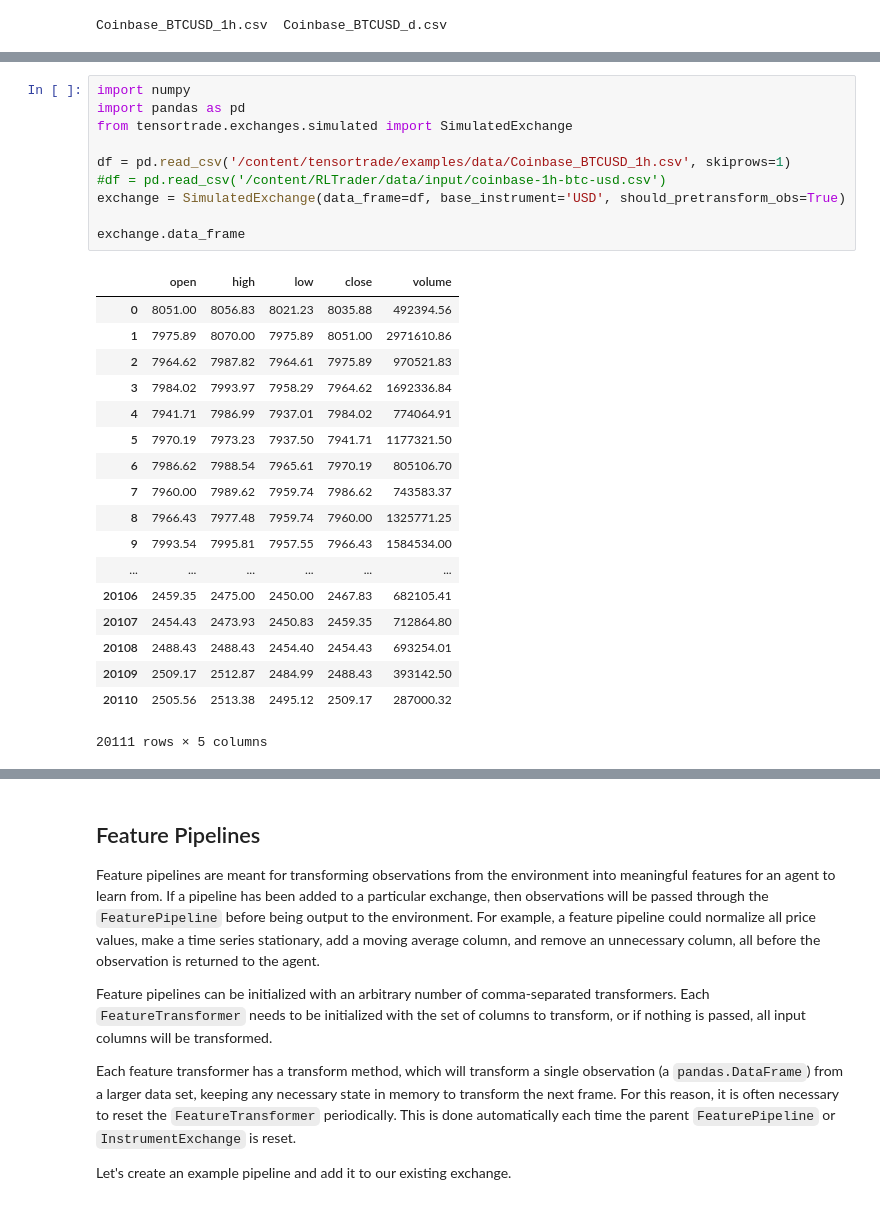
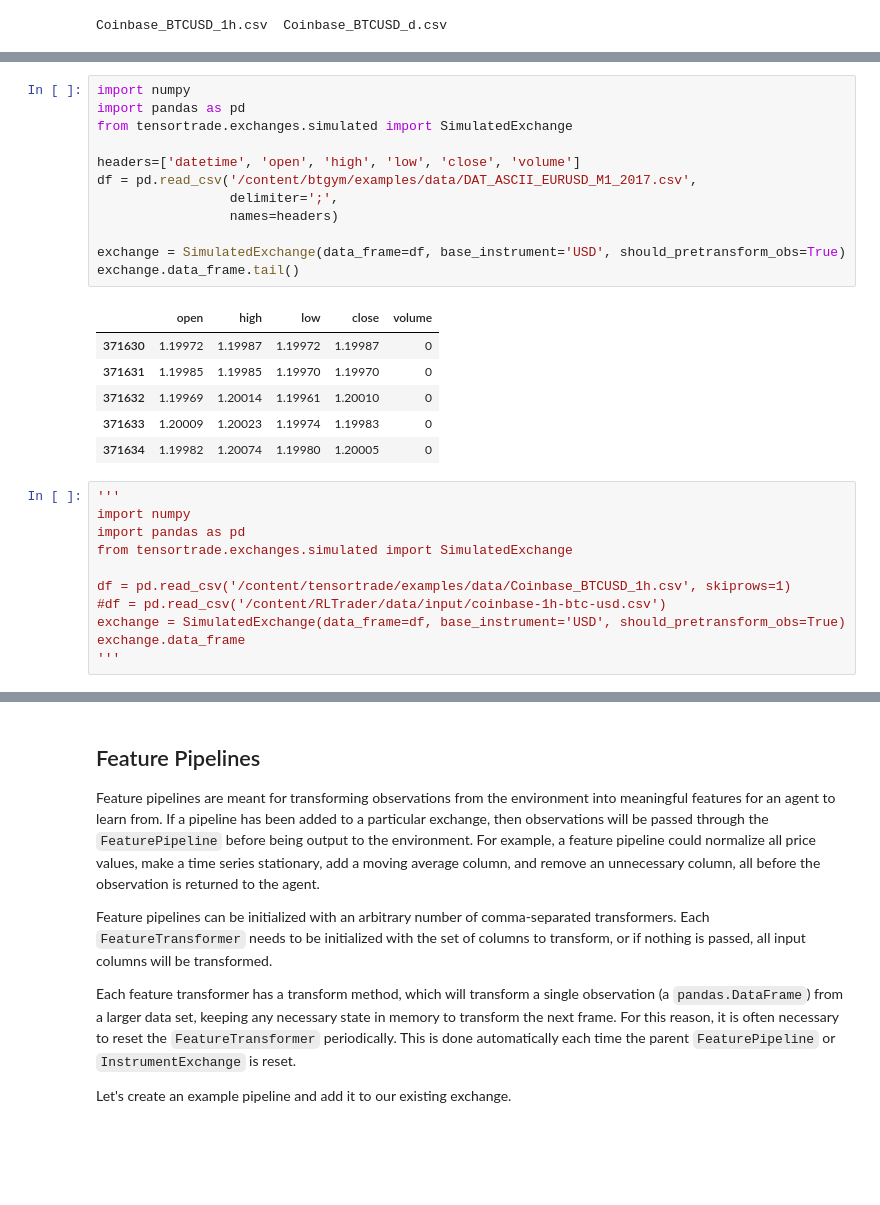
Before and after one commit to carlomigs/tensortrade, a Jupyter notebook: examples/migs_TensorTrade_Tutorial.ipynb, the cells around one changed output, grey strips where cells are left out. Cells and saved outputs as stored; diff of their text form; blank space fills up the shorter version.

```diff
--- a/examples/migs_TensorTrade_Tutorial.ipynb
+++ b/examples/migs_TensorTrade_Tutorial.ipynb
@@ -84,4 +122,24 @@ Though the `FBMExchange` generates fake price and volume data using a stochastic
+# %%
+import numpy
+import pandas as pd
+from tensortrade.exchanges.simulated import SimulatedExchange
+
+headers=['datetime', 'open', 'high', 'low', 'close', 'volume']
+df = pd.read_csv('/content/btgym/examples/data/DAT_ASCII_EURUSD_M1_2017.csv',
+                 delimiter=';',
+                 names=headers)
+
+exchange = SimulatedExchange(data_frame=df, base_instrument='USD', should_pretransform_obs=True)
+exchange.data_frame.tail()
+# %% [output]
+|  | open | high | low | close | volume |
+| 371630 | 1.19972 | 1.19987 | 1.19972 | 1.19987 | 0 |
+| 371631 | 1.19985 | 1.19985 | 1.19970 | 1.19970 | 0 |
+| 371632 | 1.19969 | 1.20014 | 1.19961 | 1.20010 | 0 |
+| 371633 | 1.20009 | 1.20023 | 1.19974 | 1.19983 | 0 |
+| 371634 | 1.19982 | 1.20074 | 1.19980 | 1.20005 | 0 |
 # %%
+'''
 import numpy
 import pandas as pd
 from tensortrade.exchanges.simulated import SimulatedExchange
@@ -89,27 +147,8 @@ from tensortrade.exchanges.simulated import SimulatedExchange
 df = pd.read_csv('/content/tensortrade/examples/data/Coinbase_BTCUSD_1h.csv', skiprows=1)
 #df = pd.read_csv('/content/RLTrader/data/input/coinbase-1h-btc-usd.csv')
 exchange = SimulatedExchange(data_frame=df, base_instrument='USD', should_pretransform_obs=True)
-
 exchange.data_frame
+'''
-# %% [output]
-|  | open | high | low | close | volume |
-| 0 | 8051.00 | 8056.83 | 8021.23 | 8035.88 | 492394.56 |
-| 1 | 7975.89 | 8070.00 | 7975.89 | 8051.00 | 2971610.86 |
-| 2 | 7964.62 | 7987.82 | 7964.61 | 7975.89 | 970521.83 |
-| 3 | 7984.02 | 7993.97 | 7958.29 | 7964.62 | 1692336.84 |
-| 4 | 7941.71 | 7986.99 | 7937.01 | 7984.02 | 774064.91 |
-| 5 | 7970.19 | 7973.23 | 7937.50 | 7941.71 | 1177321.50 |
-| 6 | 7986.62 | 7988.54 | 7965.61 | 7970.19 | 805106.70 |
-| 7 | 7960.00 | 7989.62 | 7959.74 | 7986.62 | 743583.37 |
-| 8 | 7966.43 | 7977.48 | 7959.74 | 7960.00 | 1325771.25 |
-| 9 | 7993.54 | 7995.81 | 7957.55 | 7966.43 | 1584534.00 |
-| ... | ... | ... | ... | ... | ... |
-| 20106 | 2459.35 | 2475.00 | 2450.00 | 2467.83 | 682105.41 |
-| 20107 | 2454.43 | 2473.93 | 2450.83 | 2459.35 | 712864.80 |
-| 20108 | 2488.43 | 2488.43 | 2454.40 | 2454.43 | 693254.01 |
-| 20109 | 2509.17 | 2512.87 | 2484.99 | 2488.43 | 393142.50 |
-| 20110 | 2505.56 | 2513.38 | 2495.12 | 2509.17 | 287000.32 |
-20111 rows × 5 columns
 # %%
 #df.head()
 df.dtypes
```
Also changed, not shown: parts of 17 cells of this notebook.
